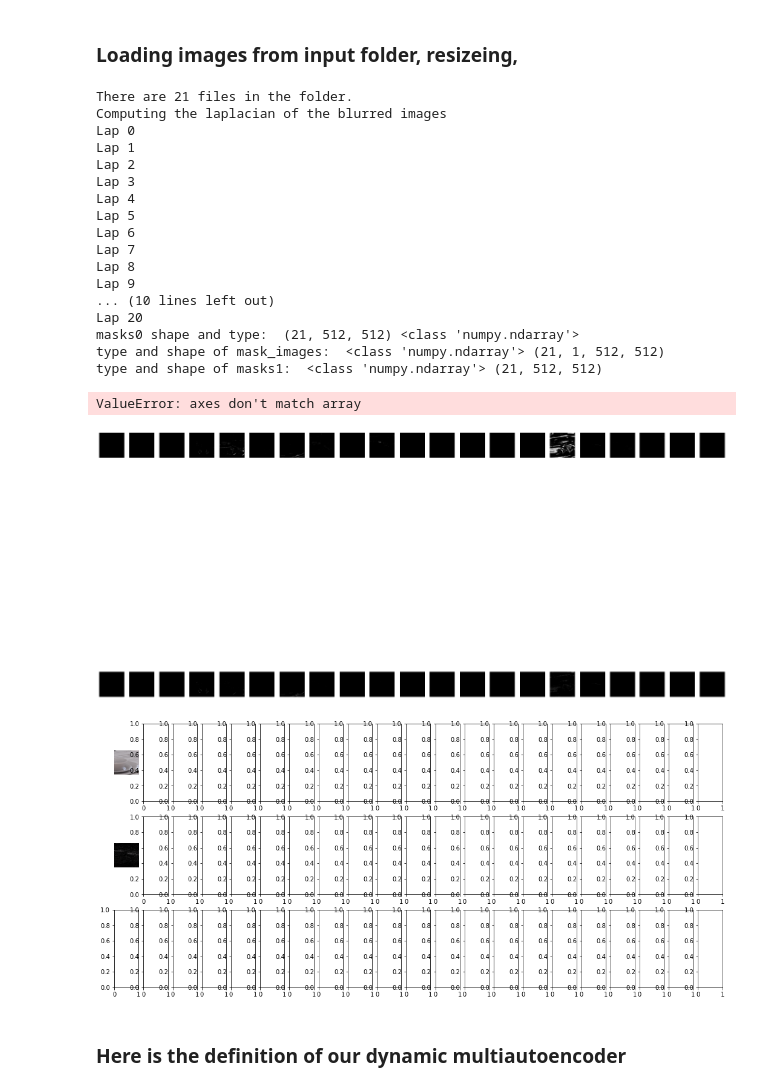
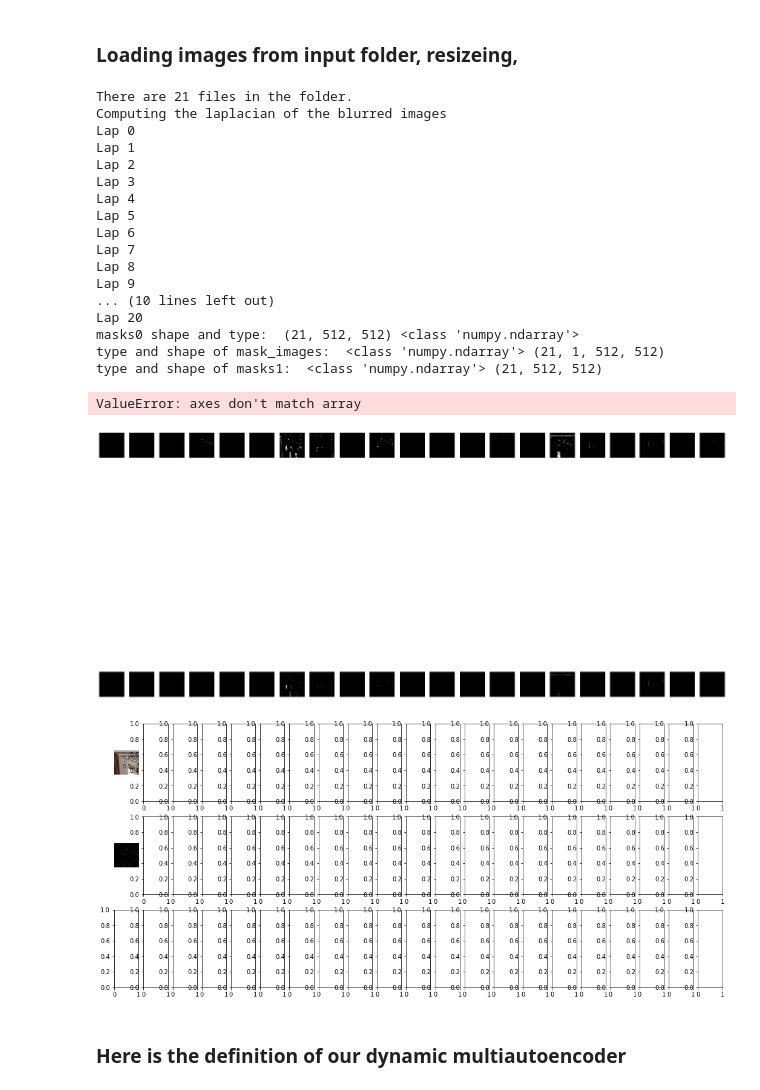
Before and after one commit to Alooi/focal_AI_stacking, a Jupyter notebook: FAIS-main.ipynb, the cells around one changed output. Drawn from its saved outputs; the diff is of its cells as text; code cells hidden in the pictures.

```diff
--- a/FAIS-main.ipynb
+++ b/FAIS-main.ipynb
@@ -406,7 +406,7 @@ if not os.path.exists(output_folder):
     os.makedirs(output_folder)
 
 if use_aligned:
-    data_dir = f'input/{input_to_use}/aligned/'
+    data_dir = f'{base_path}/{input_to_use}/aligned/cropped_0'
 else:
     data_dir = f'{base_path}/{input_to_use}'
 
@@ -492,35 +492,35 @@ for i in range(batch_size):
     axes[2][i].axis('off')
 
 plt.tight_layout()
 plt.show()
 
 # show baseline result
 plt.imshow(baseline_result)
 plt.show()
 
 # save baseline result
 save_as_image(baseline_result, output_folder, "baseline_result.png")
 # %% [output]
 There are 21 files in the folder.
 Computing the laplacian of the blurred images
 Lap 0
 Lap 1
 Lap 2
 Lap 3
 Lap 4
 Lap 5
 Lap 6
 Lap 7
 Lap 8
 Lap 9
 ... (10 lines left out)
 Lap 20
 masks0 shape and type:  (21, 512, 512) <class 'numpy.ndarray'>
 type and shape of mask_images:  <class 'numpy.ndarray'> (21, 1, 512, 512)
 type and shape of masks1:  <class 'numpy.ndarray'> (21, 512, 512)
 ValueError: axes don't match array
-[figure, old version]
+[figure, new version]
-[figure, old version]
+[figure, new version]
 # %% [markdown]
 ### Here is the definition of our dynamic multiautoencoder
 # %%
```
Also changed, not shown: parts of 1 cell of this notebook, 14 other files.
